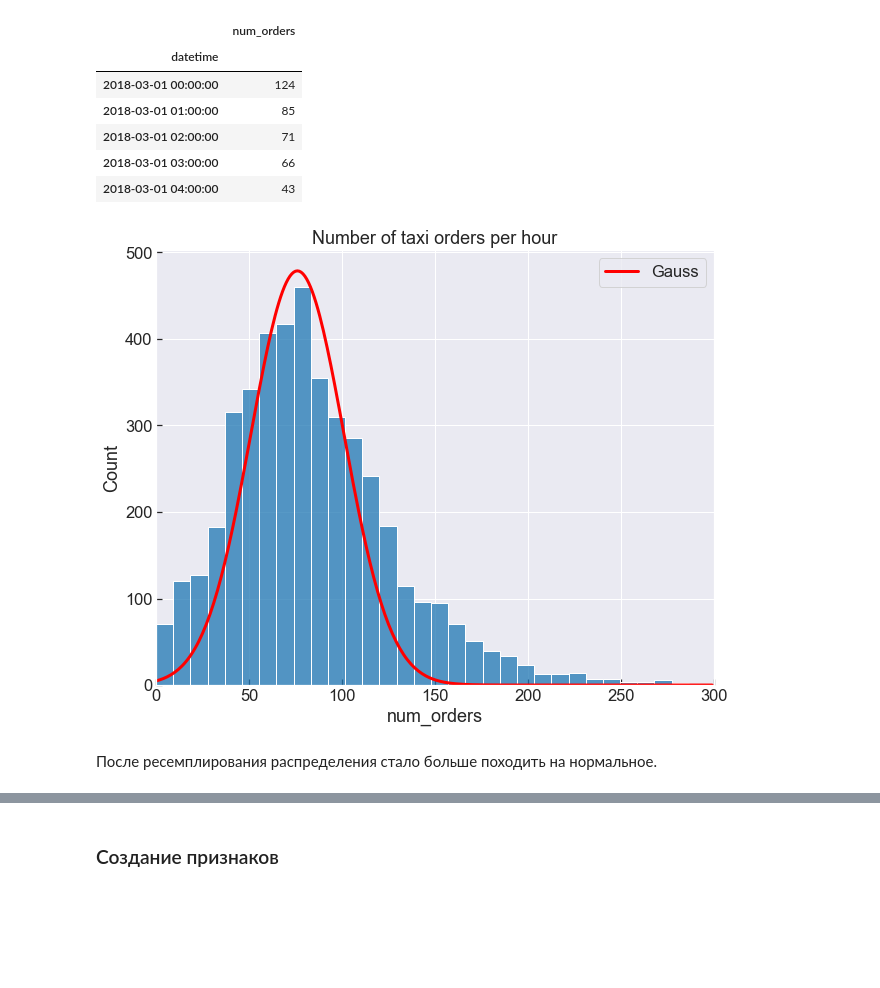
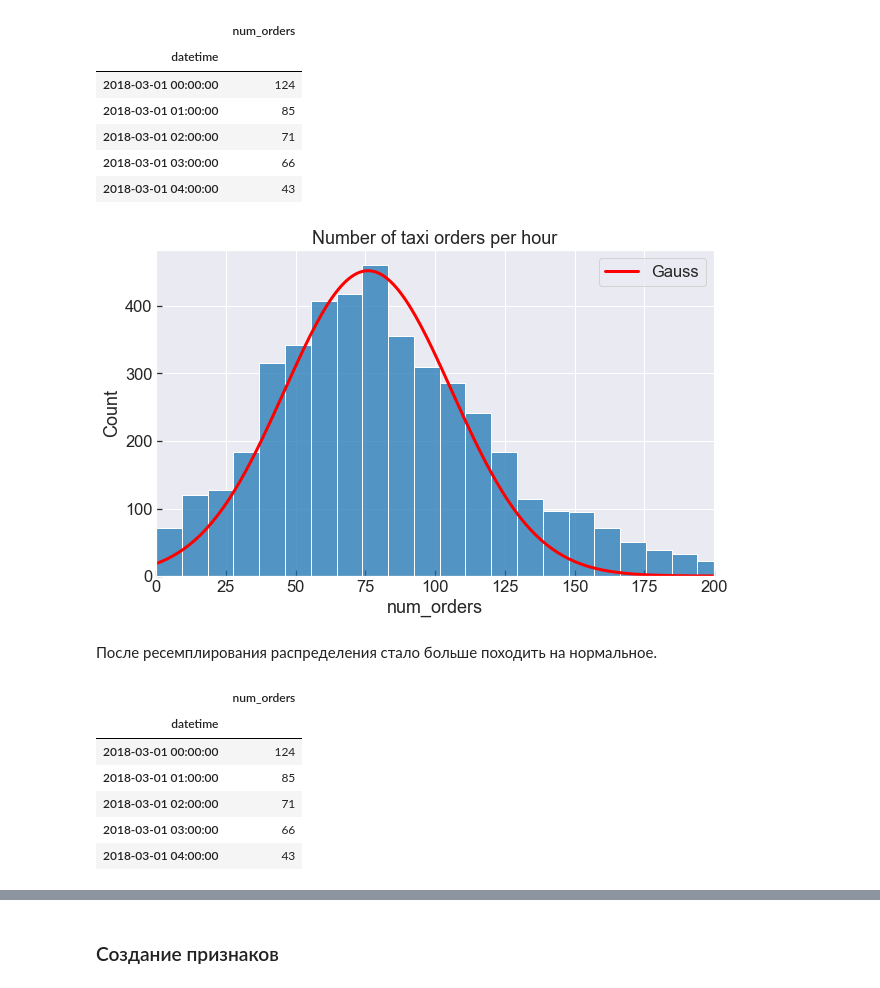
Before and after one commit to mbelveder/praktikum, a Jupyter notebook: 12_taxi/taxi.ipynb, the cells around one changed output, grey strips where cells are left out. Drawn from its saved outputs; the diff is of its cells as text; code cells hidden in the pictures; blank space fills up the shorter version.

```diff
--- a/12_taxi/taxi.ipynb
+++ b/12_taxi/taxi.ipynb
@@ -160,22 +163,32 @@ df.head()
 | 2018-03-01 03:00:00 | 66 |
 | 2018-03-01 04:00:00 | 43 |
 # %%
-fig, ax = plt.subplots(figsize=(10, 8))
+fig, ax = plt.subplots(figsize=(10, 6))
 
 sns.histplot(df['num_orders'], bins=50, ax=ax)
 
 k = np.arange(300)
 # Нормировку и среднее подбираю на глаз
-poisson_k = 3e4 * norm.pdf(k, loc=df['num_orders'].mean() * .9, scale=25)
+poisson_k = 3.4e4 * norm.pdf(k, loc=df['num_orders'].mean() * .9, scale=30)
 
 ax.plot(k, poisson_k, 'r', label='Gauss', lw=3)
 ax.legend()
 
-ax.set_xlim(0, 300)
+ax.set_xlim(0, 200)
 ax.set_title('Number of taxi orders per hour')
 
 plt.show()
 # %% [output]
-[figure, old version]
+[figure, new version]
 # %% [markdown]
 После ресемплирования распределения стало больше походить на нормальное.
+# %%
+df.head()
+# %% [output]
+|  | num_orders |
+| datetime |  |
+| 2018-03-01 00:00:00 | 124 |
+| 2018-03-01 01:00:00 | 85 |
+| 2018-03-01 02:00:00 | 71 |
+| 2018-03-01 03:00:00 | 66 |
+| 2018-03-01 04:00:00 | 43 |
```
Also changed, not shown: parts of 28 cells of this notebook, 22 other files.
